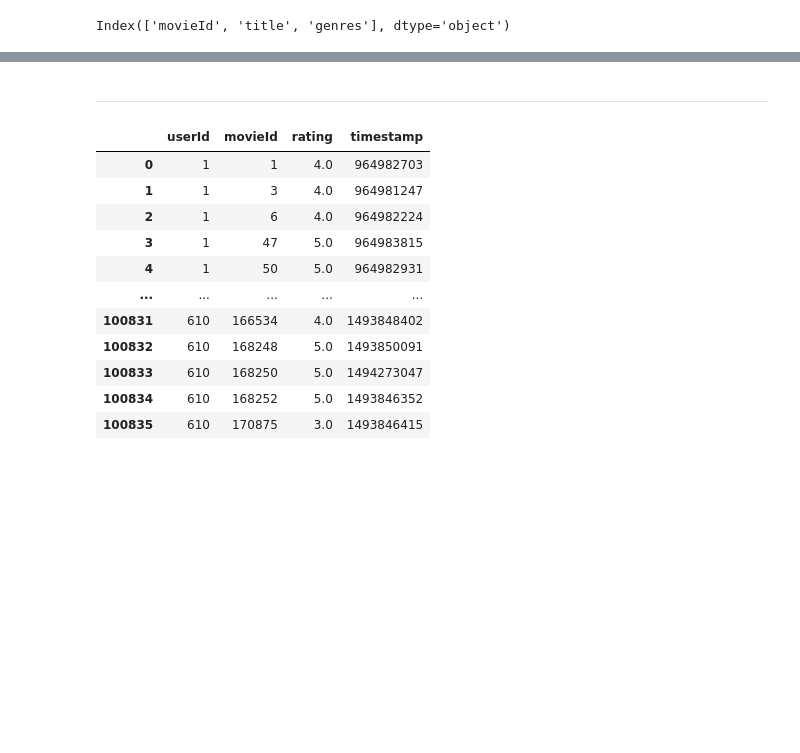
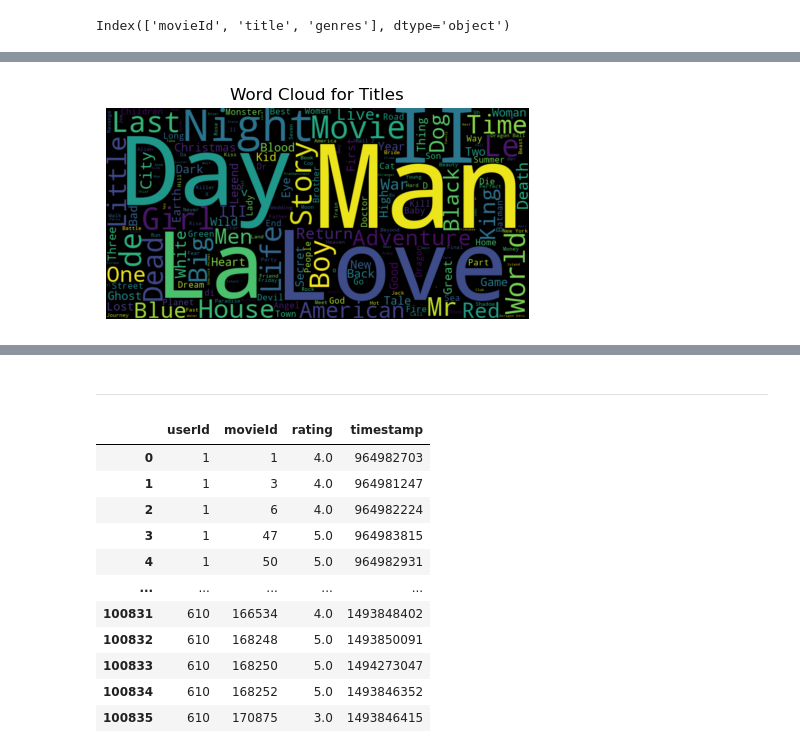
Before and after one commit to FangWoei/Movie_Recommendation_System_project, a Jupyter notebook: Untitled.ipynb, the cells around one changed output, grey strips where cells are left out. Cells and saved outputs as stored; diff of their text form; code cells hidden in the pictures; blank space fills up the shorter version.

```diff
--- a/Untitled.ipynb
+++ b/Untitled.ipynb
@@ -67,3 +124,7 @@ d_movie
 d_movie.columns
 # %% [output]
 Index(['movieId', 'title', 'genres'], dtype='object')
+# %%
+d_movie['date'] = d_movie['title'].str.extract(r'\((\d{4})\)', expand=False)
+d_movie['title'] = d_movie['title'].str.replace(r'\s*\(\d{4}\)', '', regex=True)
+d_movie
@@ -80,0 +191,12 @@ d_movie.shape
+# %%
+title_wordcloud = WordCloud(width=800, height=400, background_color='black').generate(' '.join(d_movie['title']))
+genres_wordcloud = WordCloud(width=800, height=400, background_color='black').generate(','.join(d_movie['genres']))
+# %%
+plt.figure(figsize=(12, 6))
+plt.subplot(1, 2, 1)
+plt.imshow(title_wordcloud, interpolation='bilinear')
+plt.title('Word Cloud for Titles')
+plt.axis('off')
+plt.show()
+# %% [output]
+[figure, added]
```
Also changed, not shown: parts of 44 cells of this notebook, 8 other files.
